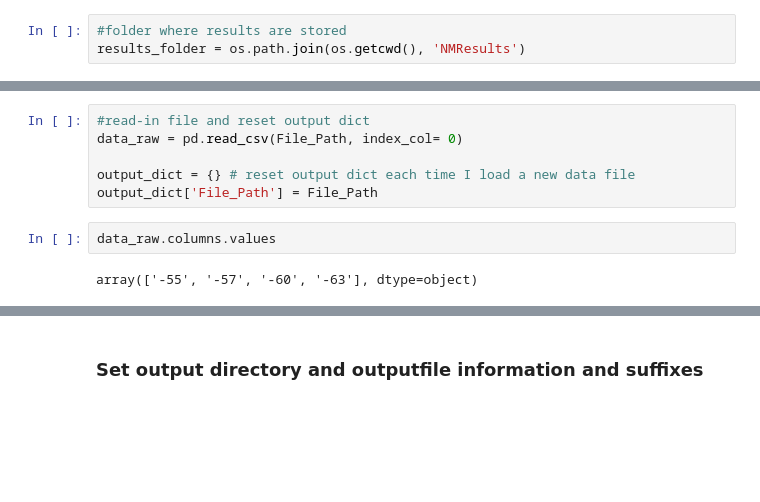
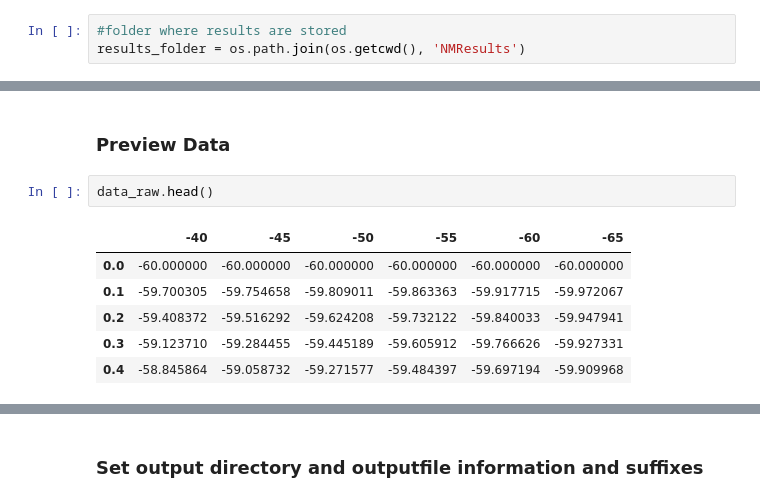
Before and after one commit to mfinemorris/WilsonLab, a Jupyter notebook: NMA.ipynb, the cells around one changed output, grey strips where cells are left out. Saved outputs shown, nothing was run; the diff lists cells and outputs as text; blank space fills up the shorter version.

```diff
--- a/NMA.ipynb
+++ b/NMA.ipynb
@@ -366,10 +545,11 @@ variable
-# %%
-#read-in file and reset output dict
-data_raw = pd.read_csv(File_Path, index_col= 0)
-
-output_dict = {} # reset output dict each time I load a new data file
-output_dict['File_Path'] = File_Path
-# %%
-data_raw.columns.values
-# %% [output]
-array(['-55', '-57', '-60', '-63'], dtype=object)
+# %% [markdown]
+### Preview Data
+# %%
+data_raw.head()
+# %% [output]
+|  | -40 | -45 | -50 | -55 | -60 | -65 |
+| 0.0 | -60.000000 | -60.000000 | -60.000000 | -60.000000 | -60.000000 | -60.000000 |
+| 0.1 | -59.700305 | -59.754658 | -59.809011 | -59.863363 | -59.917715 | -59.972067 |
+| 0.2 | -59.408372 | -59.516292 | -59.624208 | -59.732122 | -59.840033 | -59.947941 |
+| 0.3 | -59.123710 | -59.284455 | -59.445189 | -59.605912 | -59.766626 | -59.927331 |
+| 0.4 | -58.845864 | -59.058732 | -59.271577 | -59.484397 | -59.697194 | -59.909968 |
```
Also changed, not shown: parts of 64 cells of this notebook.
